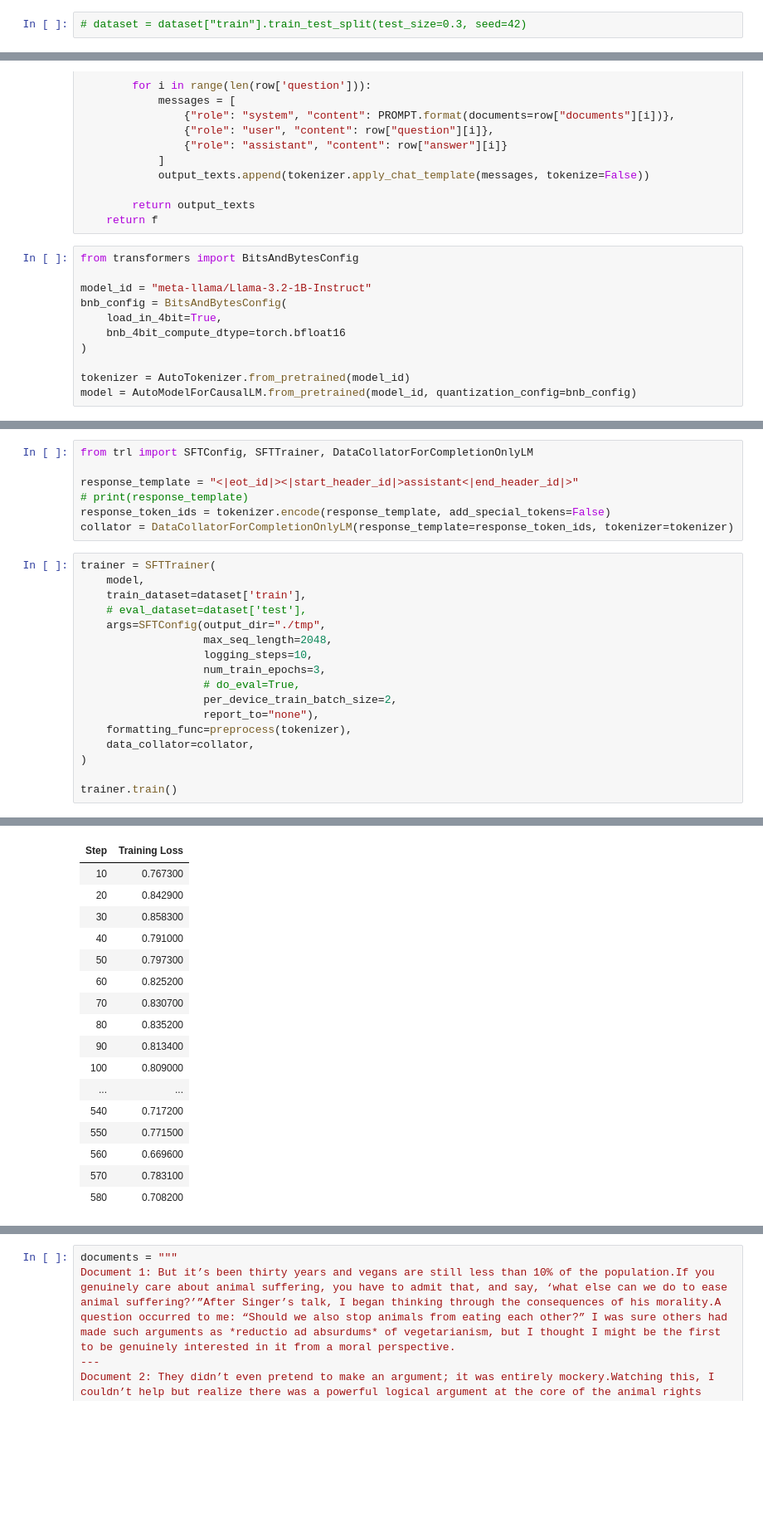
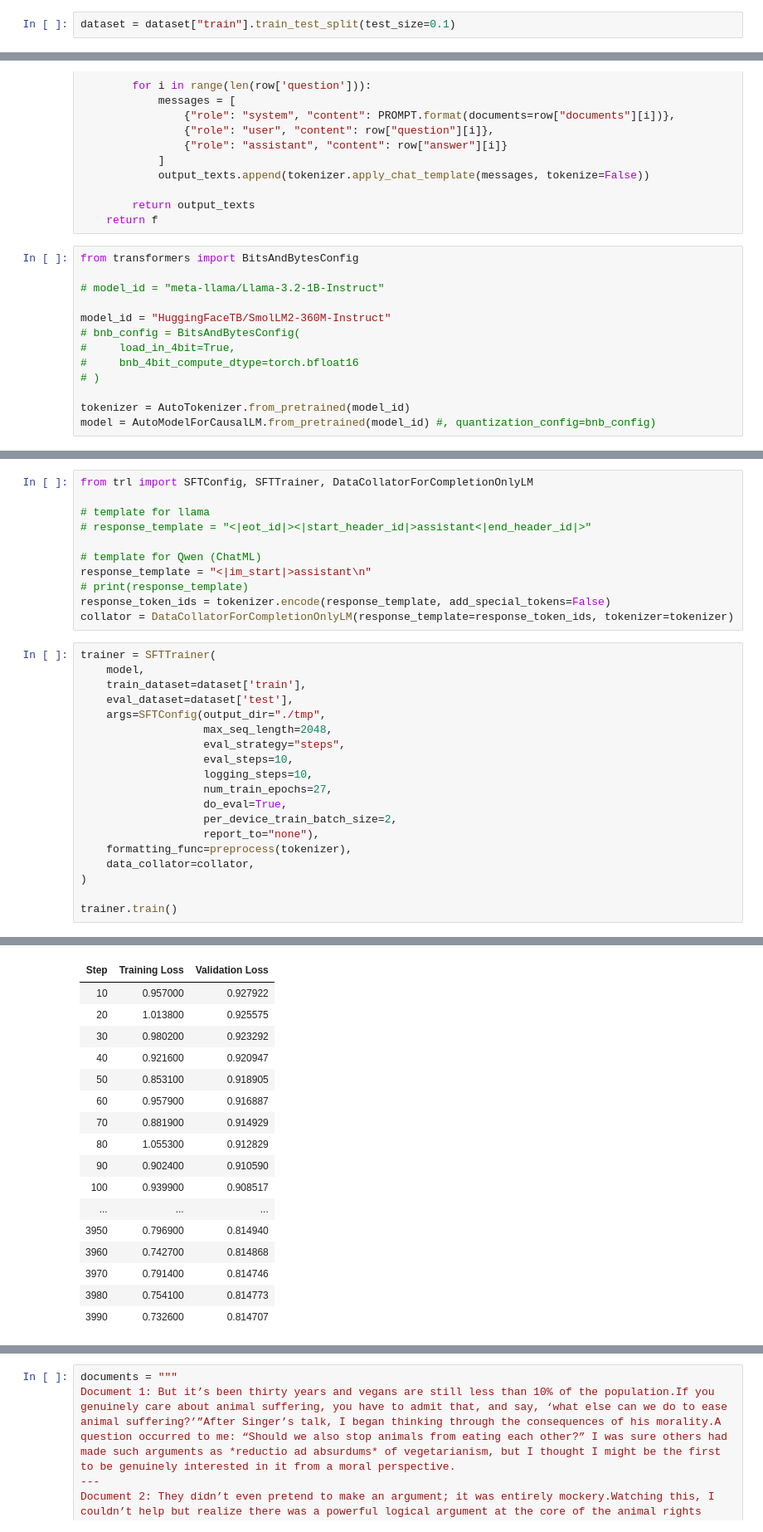
Before and after one commit to everylittlefox/aaronsw-rag, a Jupyter notebook: finetune_rag_generator.ipynb, the cells around one changed output, grey strips where cells are left out. Shown at 83% size. Saved outputs shown, nothing was run; the diff lists cells and outputs as text; blank space fills up the shorter version.

Commit message:
moved to a 0.36B model. while it shows promise, more finetuning data is needed

```diff
--- a/finetune_rag_generator.ipynb
+++ b/finetune_rag_generator.ipynb
@@ -50,7 +50,7 @@ Rare earth metals are integral to various green technology applications, with sp
 
 Energy storage represents another key application, with lanthanum being used in NiMH batteries that support hybrid vehicles and grid-scale renewable energy systems <document-2>. For emission reduction ...
 # %%
-# dataset = dataset["train"].train_test_split(test_size=0.3, seed=42)
+dataset = dataset["train"].train_test_split(test_size=0.1)
 # %%
 PROMPT = """
 You are a factual answer generator that must respond only with information explicitly found in the provided retrieved documents. Do not include any external knowledge or assumptions. When constructing your answer, follow these guidelines:
@@ -98,11 +98,13 @@ def preprocess(tokenizer):
 # %%
 from transformers import BitsAndBytesConfig
 
-model_id = "meta-llama/Llama-3.2-1B-Instruct"
-bnb_config = BitsAndBytesConfig(
-    load_in_4bit=True,
-    bnb_4bit_compute_dtype=torch.bfloat16
-)
+# model_id = "meta-llama/Llama-3.2-1B-Instruct"
+
+model_id = "HuggingFaceTB/SmolLM2-360M-Instruct"
+# bnb_config = BitsAndBytesConfig(
+#     load_in_4bit=True,
+#     bnb_4bit_compute_dtype=torch.bfloat16
+# )
 
 tokenizer = AutoTokenizer.from_pretrained(model_id)
-model = AutoModelForCausalLM.from_pretrained(model_id, quantization_config=bnb_config)
+model = AutoModelForCausalLM.from_pretrained(model_id) #, quantization_config=bnb_config)
@@ -137,7 +135,11 @@ Embedding(128257, 2048)
 # %%
 from trl import SFTConfig, SFTTrainer, DataCollatorForCompletionOnlyLM
 
-response_template = "<|eot_id|><|start_header_id|>assistant<|end_header_id|>"
+# template for llama
+# response_template = "<|eot_id|><|start_header_id|>assistant<|end_header_id|>"
+
+# template for Qwen (ChatML)
+response_template = "<|im_start|>assistant\n"
 # print(response_template)
 response_token_ids = tokenizer.encode(response_template, add_special_tokens=False)
 collator = DataCollatorForCompletionOnlyLM(response_template=response_token_ids, tokenizer=tokenizer)
@@ -145,12 +147,14 @@ collator = DataCollatorForCompletionOnlyLM(response_template=response_token_ids,
 trainer = SFTTrainer(
     model,
     train_dataset=dataset['train'],
-    # eval_dataset=dataset['test'],
+    eval_dataset=dataset['test'],
     args=SFTConfig(output_dir="./tmp",
                    max_seq_length=2048,
+                   eval_strategy="steps",
+                   eval_steps=10,
                    logging_steps=10,
-                   num_train_epochs=3,
-                   # do_eval=True,
+                   num_train_epochs=27,
+                   do_eval=True,
                    per_device_train_batch_size=2,
                    report_to="none"),
     formatting_func=preprocess(tokenizer),
@@ -164,17 +168,17 @@ Detected kernel version 4.18.0, which is below the recommended minimum of 5.5.0;
-| Step | Training Loss |
-| 10 | 0.767300 |
-| 20 | 0.842900 |
-| 30 | 0.858300 |
-| 40 | 0.791000 |
-| 50 | 0.797300 |
-| 60 | 0.825200 |
-| 70 | 0.830700 |
-| 80 | 0.835200 |
-| 90 | 0.813400 |
-| 100 | 0.809000 |
-| ... | ... |
-| 540 | 0.717200 |
-| 550 | 0.771500 |
-| 560 | 0.669600 |
-| 570 | 0.783100 |
-| 580 | 0.708200 |
+| Step | Training Loss | Validation Loss |
+| 10 | 0.957000 | 0.927922 |
+| 20 | 1.013800 | 0.925575 |
+| 30 | 0.980200 | 0.923292 |
+| 40 | 0.921600 | 0.920947 |
+| 50 | 0.853100 | 0.918905 |
+| 60 | 0.957900 | 0.916887 |
+| 70 | 0.881900 | 0.914929 |
+| 80 | 1.055300 | 0.912829 |
+| 90 | 0.902400 | 0.910590 |
+| 100 | 0.939900 | 0.908517 |
+| ... | ... | ... |
+| 3950 | 0.796900 | 0.814940 |
+| 3960 | 0.742700 | 0.814868 |
+| 3970 | 0.791400 | 0.814746 |
+| 3980 | 0.754100 | 0.814773 |
+| 3990 | 0.732600 | 0.814707 |
```
Also changed, not shown: parts of 9 cells of this notebook, 3 other files.
